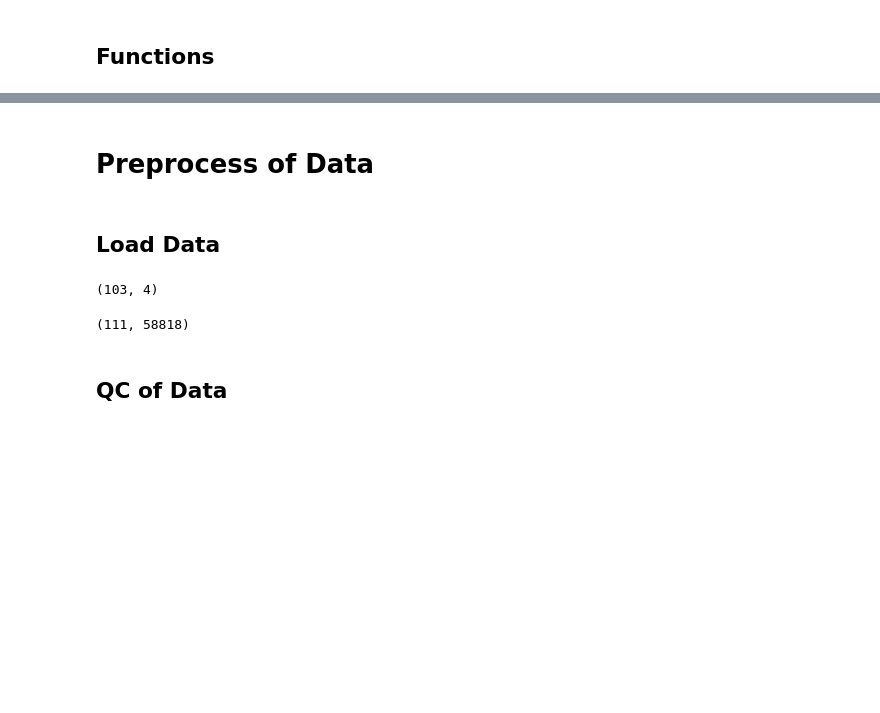
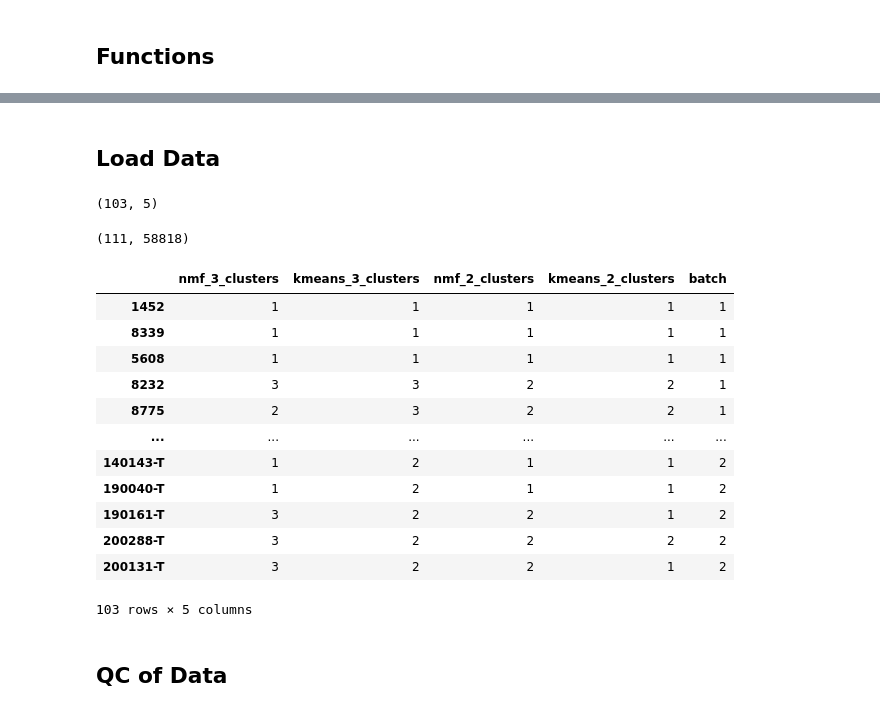
Before and after one commit to p0nda/MetabSubtype, a Jupyter notebook: tasks/MultiOmics/notebooks/genomics.ipynb, the cells around one changed output, grey strips where cells are left out. Drawn from its saved outputs; the diff is of its cells as text; code cells hidden in the pictures; blank space fills up the shorter version.

```diff
--- a/tasks/MultiOmics/notebooks/genomics.ipynb
+++ b/tasks/MultiOmics/notebooks/genomics.ipynb
@@ -165,14 +170,9 @@ print(raw_counts_df.shape)
-# %% [markdown]
-# Preprocess of Data
 # %% [markdown]
 
 ## Load Data
 # %%
-sample_df=pd.read_csv('../../Subtype/results/20240406/cluster_7e-2.csv',index_col=0)
+sample_df=pd.read_csv('../data/metab/cluster_result.csv',index_col=0)
 print(sample_df.shape)
-sample_df['batch'] = 1
-
-sample_df.loc[sample_df.index.str.contains("T"), 'batch'] = 2
 
 # Extract the batch column
 batch = sample_df['batch']
@@ -182,5 +182,5 @@ raw_counts_df=pd.read_csv('../data/rna/counts.csv',index_col=0)
 raw_counts_df.index=list(map(str,raw_counts_df.index))
 print(raw_counts_df.shape)
 # %% [output]
-(103, 4)
+(103, 5)
 (111, 58818)
@@ -187,3 +190,19 @@ print(raw_counts_df.shape)
+# %%
+sample_df
+# %% [output]
+|  | nmf_3_clusters | kmeans_3_clusters | nmf_2_clusters | kmeans_2_clusters | batch |
+| 1452 | 1 | 1 | 1 | 1 | 1 |
+| 8339 | 1 | 1 | 1 | 1 | 1 |
+| 5608 | 1 | 1 | 1 | 1 | 1 |
+| 8232 | 3 | 3 | 2 | 2 | 1 |
+| 8775 | 2 | 3 | 2 | 2 | 1 |
+| ... | ... | ... | ... | ... | ... |
+| 140143-T | 1 | 2 | 1 | 1 | 2 |
+| 190040-T | 1 | 2 | 1 | 1 | 2 |
+| 190161-T | 3 | 2 | 2 | 1 | 2 |
+| 200288-T | 3 | 2 | 2 | 2 | 2 |
+| 200131-T | 3 | 2 | 2 | 1 | 2 |
+103 rows × 5 columns
 # %% [markdown]
 ## QC of Data
 # %%
```
Also changed, not shown: parts of 41 cells of this notebook, 11 other files.
